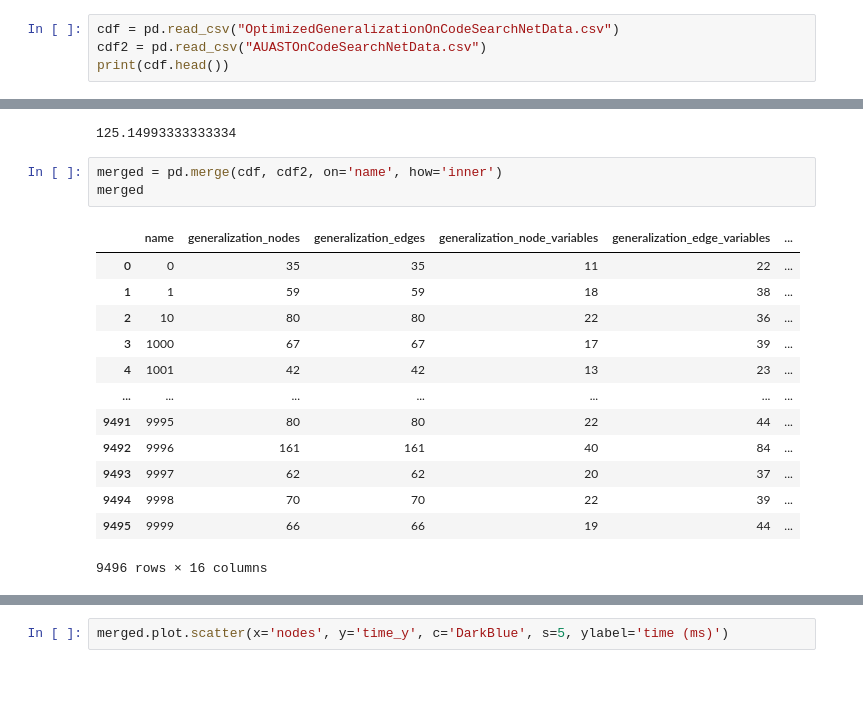
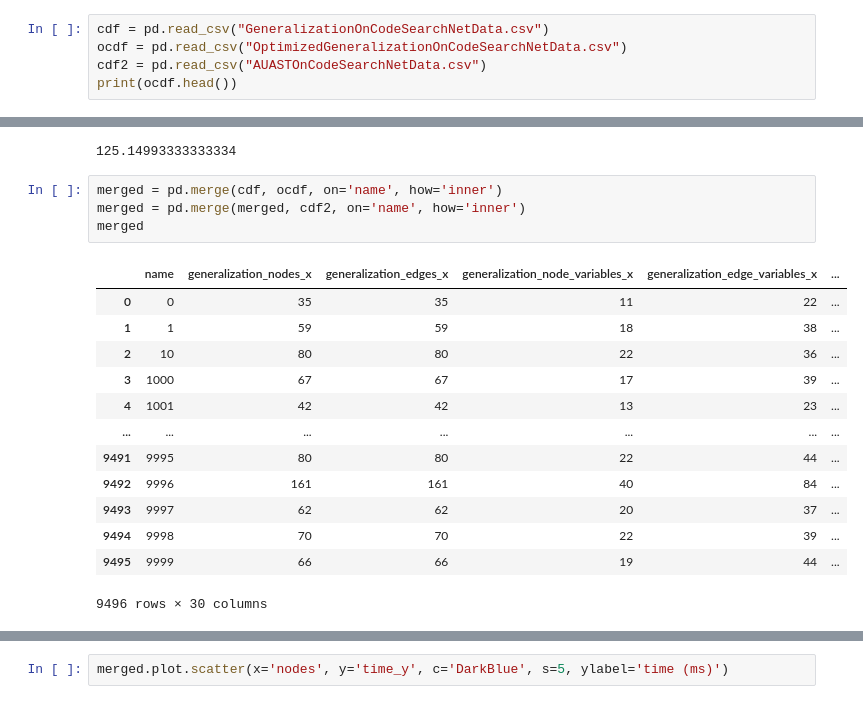
Before and after one commit to mreza-kiani/graph-generalization-algorithm, a Jupyter notebook: src/main/resources/scripts/performance/analyzer.ipynb, the cells around one changed output, grey strips where cells are left out. Drawn from its saved outputs; the diff is of its cells as text.

```diff
--- a/src/main/resources/scripts/performance/analyzer.ipynb
+++ b/src/main/resources/scripts/performance/analyzer.ipynb
@@ -166,9 +166,10 @@ plt.show()
 # %% [output]
 [figure]
 # %%
-cdf = pd.read_csv("OptimizedGeneralizationOnCodeSearchNetData.csv")
+cdf = pd.read_csv("GeneralizationOnCodeSearchNetData.csv")
+ocdf = pd.read_csv("OptimizedGeneralizationOnCodeSearchNetData.csv")
 cdf2 = pd.read_csv("AUASTOnCodeSearchNetData.csv")
-print(cdf.head())
+print(ocdf.head())
 # %% [output]
    name  generalization_nodes  generalization_edges  \
 0     0                    35                    35
@@ -289,10 +291,11 @@ cdf2.time.sum() / 60000
 # %% [output]
 125.14993333333334
 # %%
-merged = pd.merge(cdf, cdf2, on='name', how='inner')
+merged = pd.merge(cdf, ocdf, on='name', how='inner')
+merged = pd.merge(merged, cdf2, on='name', how='inner')
 merged
 # %% [output]
-|  | name | generalization_nodes | generalization_edges | generalization_node_variables | generalization_edge_variables | ... |
+|  | name | generalization_nodes_x | generalization_edges_x | generalization_node_variables_x | generalization_edge_variables_x | ... |
 | 0 | 0 | 35 | 35 | 11 | 22 | ... |
 | 1 | 1 | 59 | 59 | 18 | 38 | ... |
 | 2 | 10 | 80 | 80 | 22 | 36 | ... |
@@ -304,4 +307,4 @@ merged
 | 9493 | 9997 | 62 | 62 | 20 | 37 | ... |
 | 9494 | 9998 | 70 | 70 | 22 | 39 | ... |
 | 9495 | 9999 | 66 | 66 | 19 | 44 | ... |
-9496 rows × 16 columns
+9496 rows × 30 columns
```
Also changed, not shown: parts of 8 cells of this notebook.
